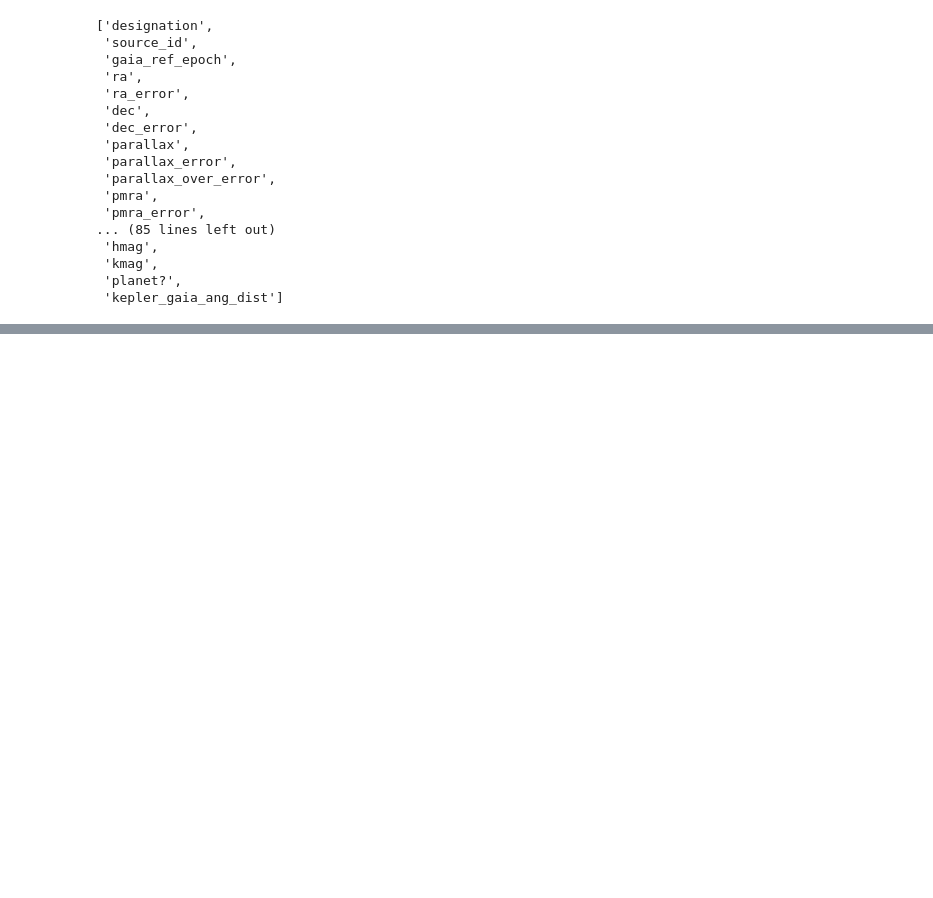
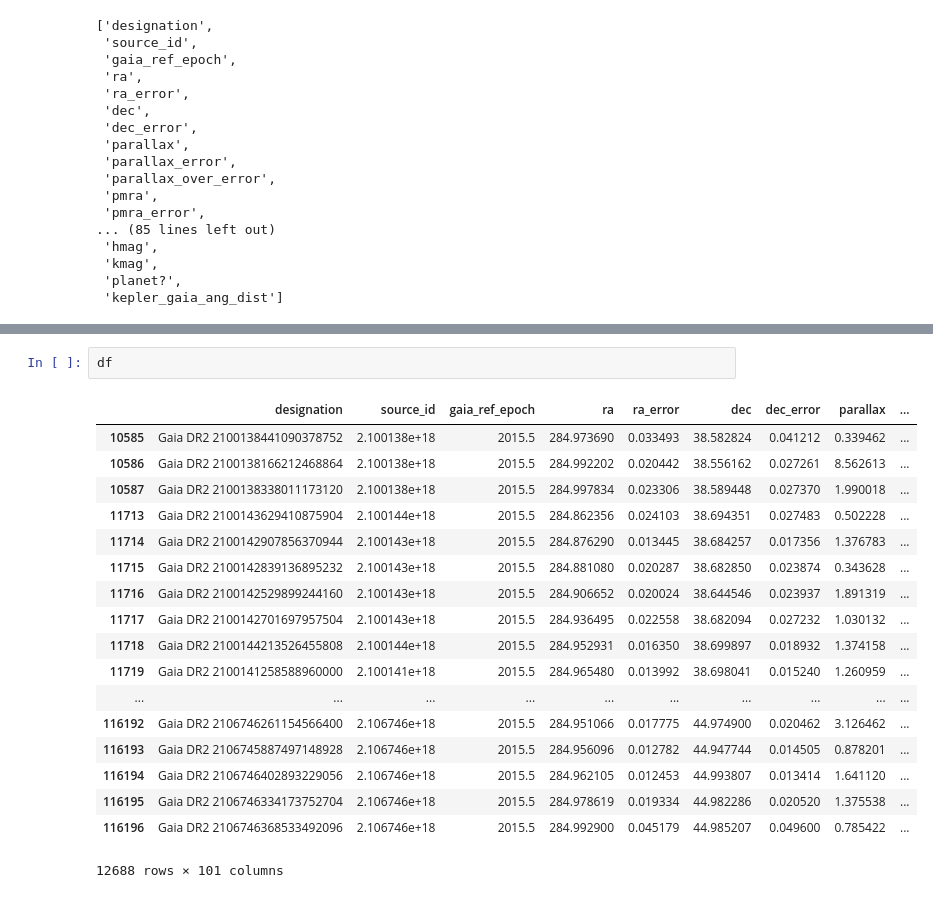
Before and after one commit to ojhall94/barbershop_2.0, a Jupyter notebook: barbershop/Untitled.ipynb, the cells around one changed output, grey strips where cells are left out. Cells and saved outputs as stored; diff of their text form; blank space fills up the shorter version.

```diff
--- a/barbershop/Untitled.ipynb
+++ b/barbershop/Untitled.ipynb
@@ -71,0 +179,21 @@ show(fig)
+# %%
+df
+# %% [output]
+|  | designation | source_id | gaia_ref_epoch | ra | ra_error | dec | dec_error | parallax | ... |
+| 10585 | Gaia DR2 2100138441090378752 | 2.100138e+18 | 2015.5 | 284.973690 | 0.033493 | 38.582824 | 0.041212 | 0.339462 | ... |
+| 10586 | Gaia DR2 2100138166212468864 | 2.100138e+18 | 2015.5 | 284.992202 | 0.020442 | 38.556162 | 0.027261 | 8.562613 | ... |
+| 10587 | Gaia DR2 2100138338011173120 | 2.100138e+18 | 2015.5 | 284.997834 | 0.023306 | 38.589448 | 0.027370 | 1.990018 | ... |
+| 11713 | Gaia DR2 2100143629410875904 | 2.100144e+18 | 2015.5 | 284.862356 | 0.024103 | 38.694351 | 0.027483 | 0.502228 | ... |
+| 11714 | Gaia DR2 2100142907856370944 | 2.100143e+18 | 2015.5 | 284.876290 | 0.013445 | 38.684257 | 0.017356 | 1.376783 | ... |
+| 11715 | Gaia DR2 2100142839136895232 | 2.100143e+18 | 2015.5 | 284.881080 | 0.020287 | 38.682850 | 0.023874 | 0.343628 | ... |
+| 11716 | Gaia DR2 2100142529899244160 | 2.100143e+18 | 2015.5 | 284.906652 | 0.020024 | 38.644546 | 0.023937 | 1.891319 | ... |
+| 11717 | Gaia DR2 2100142701697957504 | 2.100143e+18 | 2015.5 | 284.936495 | 0.022558 | 38.682094 | 0.027232 | 1.030132 | ... |
+| 11718 | Gaia DR2 2100144213526455808 | 2.100144e+18 | 2015.5 | 284.952931 | 0.016350 | 38.699897 | 0.018932 | 1.374158 | ... |
+| 11719 | Gaia DR2 2100141258588960000 | 2.100141e+18 | 2015.5 | 284.965480 | 0.013992 | 38.698041 | 0.015240 | 1.260959 | ... |
+| ... | ... | ... | ... | ... | ... | ... | ... | ... | ... |
+| 116192 | Gaia DR2 2106746261154566400 | 2.106746e+18 | 2015.5 | 284.951066 | 0.017775 | 44.974900 | 0.020462 | 3.126462 | ... |
+| 116193 | Gaia DR2 2106745887497148928 | 2.106746e+18 | 2015.5 | 284.956096 | 0.012782 | 44.947744 | 0.014505 | 0.878201 | ... |
+| 116194 | Gaia DR2 2106746402893229056 | 2.106746e+18 | 2015.5 | 284.962105 | 0.012453 | 44.993807 | 0.013414 | 1.641120 | ... |
+| 116195 | Gaia DR2 2106746334173752704 | 2.106746e+18 | 2015.5 | 284.978619 | 0.019334 | 44.982286 | 0.020520 | 1.375538 | ... |
+| 116196 | Gaia DR2 2106746368533492096 | 2.106746e+18 | 2015.5 | 284.992900 | 0.045179 | 44.985207 | 0.049600 | 0.785422 | ... |
+12688 rows × 101 columns
```
Also changed, not shown: parts of 19 cells of this notebook.
